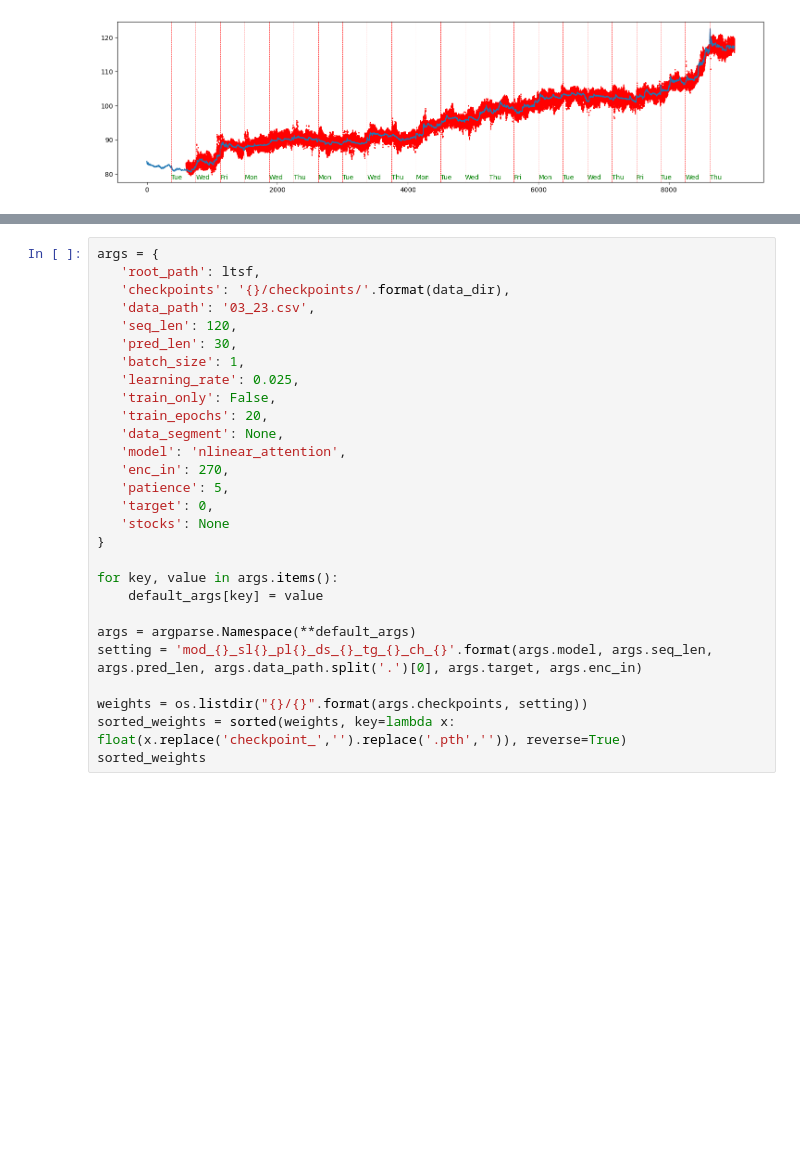
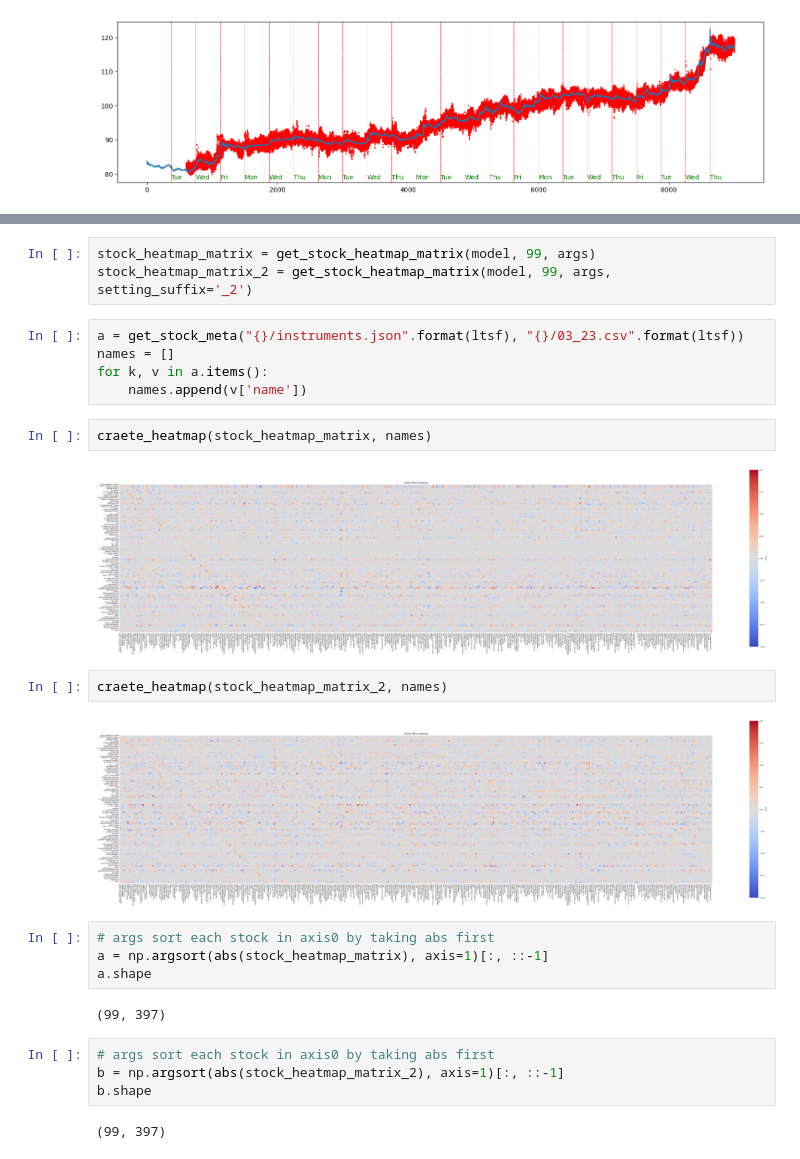
Before and after one commit to akashanand93/maestro, a Jupyter notebook: model_dev/visualize/visualize.ipynb, the cells around one changed output, grey strips where cells are left out. Drawn from its saved outputs; the diff is of its cells as text; blank space fills up the shorter version.

```diff
--- a/model_dev/visualize/visualize.ipynb
+++ b/model_dev/visualize/visualize.ipynb
@@ -206,28 +226,28 @@ KeyboardInterrupt:
-# %%
-args = {
-   'root_path': ltsf,
-   'checkpoints': '{}/checkpoints/'.format(data_dir),
-   'data_path': '03_23.csv',
-   'seq_len': 120,
-   'pred_len': 30,
-   'batch_size': 1,
-   'learning_rate': 0.025,
-   'train_only': False,
-   'train_epochs': 20,
-   'data_segment': None,
-   'model': 'nlinear_attention',
-   'enc_in': 270,
-   'patience': 5,
-   'target': 0,
-   'stocks': None
-}
-
-for key, value in args.items():
-    default_args[key] = value
-
-args = argparse.Namespace(**default_args)
-setting = 'mod_{}_sl{}_pl{}_ds_{}_tg_{}_ch_{}'.format(args.model, args.seq_len, args.pred_len, args.data_path.split('.')[0], args.target, args.enc_in)
-
-weights = os.listdir("{}/{}".format(args.checkpoints, setting))
-sorted_weights = sorted(weights, key=lambda x: float(x.replace('checkpoint_','').replace('.pth','')), reverse=True)
-sorted_weights
+# %%
+stock_heatmap_matrix = get_stock_heatmap_matrix(model, 99, args)
+stock_heatmap_matrix_2 = get_stock_heatmap_matrix(model, 99, args, setting_suffix='_2')
+# %%
+a = get_stock_meta("{}/instruments.json".format(ltsf), "{}/03_23.csv".format(ltsf))
+names = []
+for k, v in a.items():
+    names.append(v['name'])
+# %%
+craete_heatmap(stock_heatmap_matrix, names)
+# %% [output]
+[figure, added]
+# %%
+craete_heatmap(stock_heatmap_matrix_2, names)
+# %% [output]
+[figure, added]
+# %%
+# args sort each stock in axis0 by taking abs first
+a = np.argsort(abs(stock_heatmap_matrix), axis=1)[:, ::-1]
+a.shape
+# %% [output]
+(99, 397)
+# %%
+# args sort each stock in axis0 by taking abs first
+b = np.argsort(abs(stock_heatmap_matrix_2), axis=1)[:, ::-1]
+b.shape
+# %% [output]
+(99, 397)
```
Also changed, not shown: parts of 20 cells of this notebook, 7 other files.
